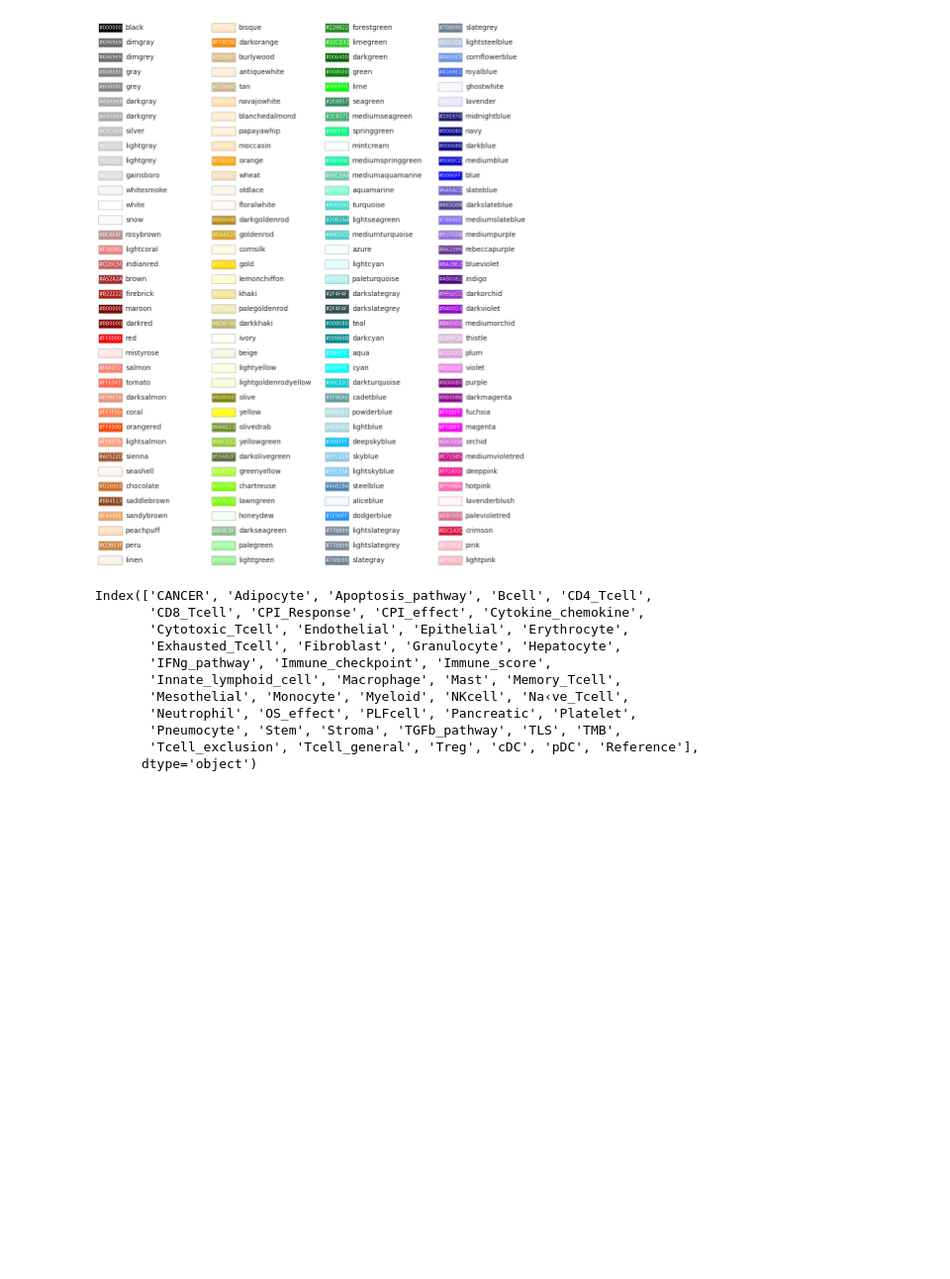
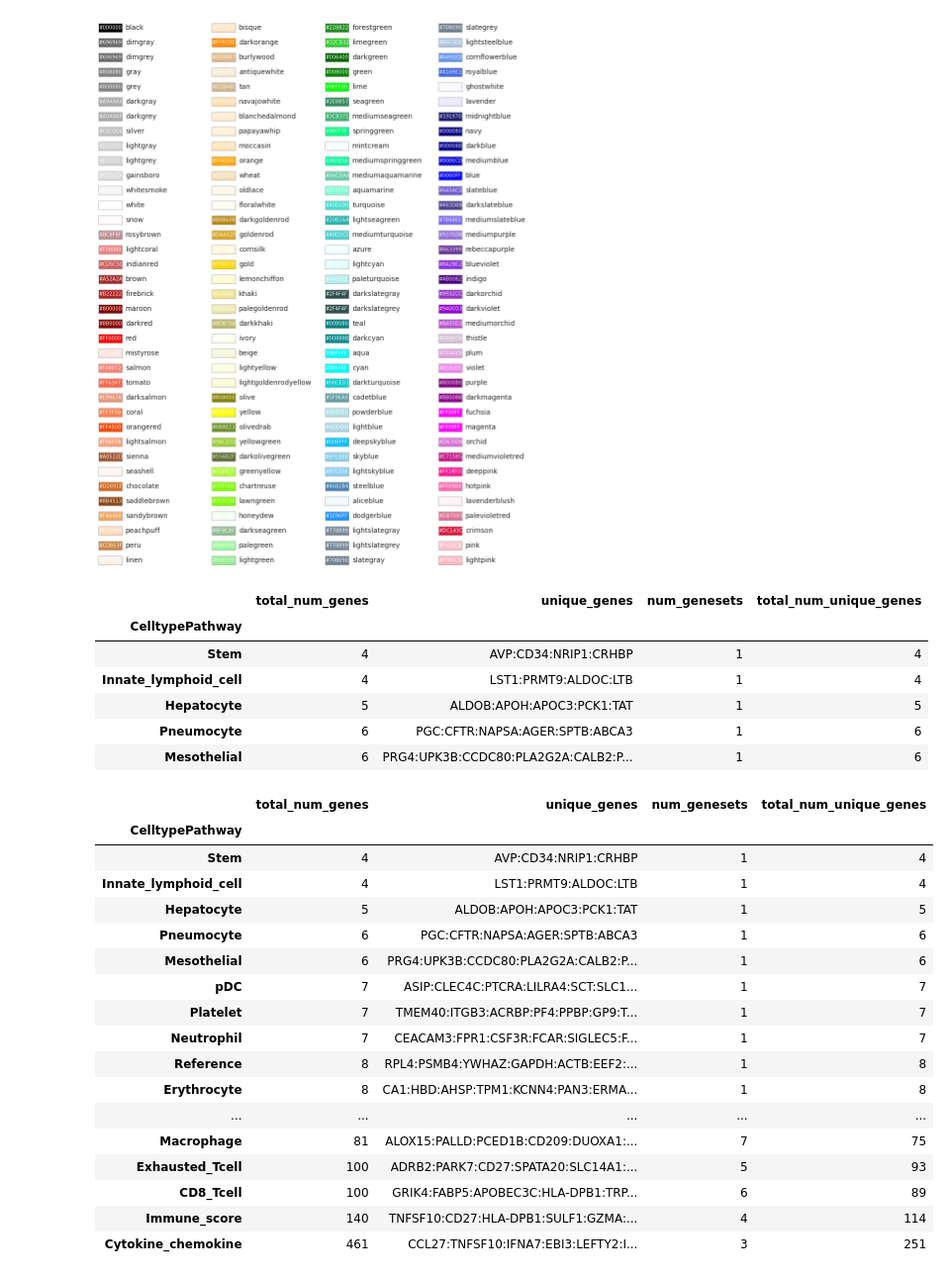
Before and after one commit to ashyamal/COMPASS, a Jupyter notebook: paper/04_feature_analysis/02_feature_plot/00_define_celltye_color.ipynb, the cells around one changed output. Shown at 99% size. Saved outputs shown, nothing was run; the diff lists cells and outputs as text; code cells hidden in the pictures; blank space fills up the shorter version.

Commit message:
update feature names

```diff
--- a/paper/04_feature_analysis/02_feature_plot/00_define_celltye_color.ipynb
+++ b/paper/04_feature_analysis/02_feature_plot/00_define_celltye_color.ipynb
@@ -110,16 +108,26 @@ fig.savefig('color_color2pick.pdf')
 # %% [output]
 [figure]
 # %%
-dfc.columns
+CONCEPT['n_genes'] = CONCEPT.Genes.apply(lambda x:len(x.split(':')))
+celltype_genes = CONCEPT.groupby('CelltypePathway').n_genes.sum().sort_values()
+celltype_genes = celltype_genes.to_frame('total_num_genes')
+celltype_genesets = CONCEPT.reset_index().groupby('CelltypePathway').GeneSet.size().to_frame(name = 'num_genesets')
+
+from itertools import chain
+def unique_genes(df):
+    gls = df.Genes.apply(lambda x:x.split(':')).to_list()
+    ugls = list(set(chain(*gls)))
+    return  ':'.join(ugls)
+
+celltype_unique_genes = CONCEPT.groupby('CelltypePathway').apply(unique_genes).to_frame('unique_genes')
+celltype_num = celltype_genes.join(celltype_unique_genes).join(celltype_genesets)
+celltype_num['total_num_unique_genes'] = celltype_num.unique_genes.apply(lambda x:len(x.split(':')))
+celltype_num.head()
 # %% [output]
-Index(['CANCER', 'Adipocyte', 'Apoptosis_pathway', 'Bcell', 'CD4_Tcell',
-       'CD8_Tcell', 'CPI_Response', 'CPI_effect', 'Cytokine_chemokine',
-       'Cytotoxic_Tcell', 'Endothelial', 'Epithelial', 'Erythrocyte',
-       'Exhausted_Tcell', 'Fibroblast', 'Granulocyte', 'Hepatocyte',
-       'IFNg_pathway', 'Immune_checkpoint', 'Immune_score',
-       'Innate_lymphoid_cell', 'Macrophage', 'Mast', 'Memory_Tcell',
-       'Mesothelial', 'Monocyte', 'Myeloid', 'NKcell', 'Na‹ve_Tcell',
-       'Neutrophil', 'OS_effect', 'PLFcell', 'Pancreatic', 'Platelet',
-       'Pneumocyte', 'Stem', 'Stroma', 'TGFb_pathway', 'TLS', 'TMB',
-       'Tcell_exclusion', 'Tcell_general', 'Treg', 'cDC', 'pDC', 'Reference'],
-      dtype='object')
+|  | total_num_genes | unique_genes | num_genesets | total_num_unique_genes |
+| CelltypePathway |  |  |  |  |
+| Stem | 4 | AVP:CD34:NRIP1:CRHBP | 1 | 4 |
+| Innate_lymphoid_cell | 4 | LST1:PRMT9:ALDOC:LTB | 1 | 4 |
+| Hepatocyte | 5 | ALDOB:APOH:APOC3:PCK1:TAT | 1 | 5 |
+| Pneumocyte | 6 | PGC:CFTR:NAPSA:AGER:SPTB:ABCA3 | 1 | 6 |
+| Mesothelial | 6 | PRG4:UPK3B:CCDC80:PLA2G2A:CALB2:P... | 1 | 6 |
@@ -125,0 +136,21 @@ Index(['CANCER', 'Adipocyte', 'Apoptosis_pathway', 'Bcell', 'CD4_Tcell',
+# %%
+celltype_num
+# %% [output]
+|  | total_num_genes | unique_genes | num_genesets | total_num_unique_genes |
+| CelltypePathway |  |  |  |  |
+| Stem | 4 | AVP:CD34:NRIP1:CRHBP | 1 | 4 |
+| Innate_lymphoid_cell | 4 | LST1:PRMT9:ALDOC:LTB | 1 | 4 |
+| Hepatocyte | 5 | ALDOB:APOH:APOC3:PCK1:TAT | 1 | 5 |
+| Pneumocyte | 6 | PGC:CFTR:NAPSA:AGER:SPTB:ABCA3 | 1 | 6 |
+| Mesothelial | 6 | PRG4:UPK3B:CCDC80:PLA2G2A:CALB2:P... | 1 | 6 |
+| pDC | 7 | ASIP:CLEC4C:PTCRA:LILRA4:SCT:SLC1... | 1 | 7 |
+| Platelet | 7 | TMEM40:ITGB3:ACRBP:PF4:PPBP:GP9:T... | 1 | 7 |
+| Neutrophil | 7 | CEACAM3:FPR1:CSF3R:FCAR:SIGLEC5:F... | 1 | 7 |
+| Reference | 8 | RPL4:PSMB4:YWHAZ:GAPDH:ACTB:EEF2:... | 1 | 8 |
+| Erythrocyte | 8 | CA1:HBD:AHSP:TPM1:KCNN4:PAN3:ERMA... | 1 | 8 |
+| ... | ... | ... | ... | ... |
+| Macrophage | 81 | ALOX15:PALLD:PCED1B:CD209:DUOXA1:... | 7 | 75 |
+| Exhausted_Tcell | 100 | ADRB2:PARK7:CD27:SPATA20:SLC14A1:... | 5 | 93 |
+| CD8_Tcell | 100 | GRIK4:FABP5:APOBEC3C:HLA-DPB1:TRP... | 6 | 89 |
+| Immune_score | 140 | TNFSF10:CD27:HLA-DPB1:SULF1:GZMA:... | 4 | 114 |
+| Cytokine_chemokine | 461 | CCL27:TNFSF10:IFNA7:EBI3:LEFTY2:I... | 3 | 251 |
```
Also changed, not shown: parts of 5 cells of this notebook.
